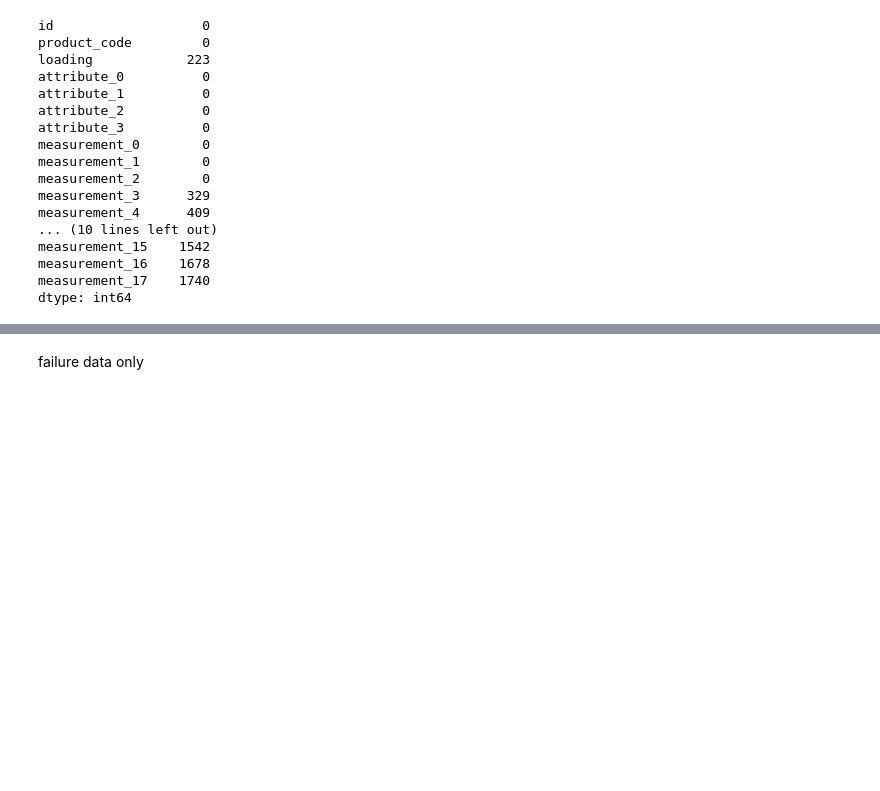
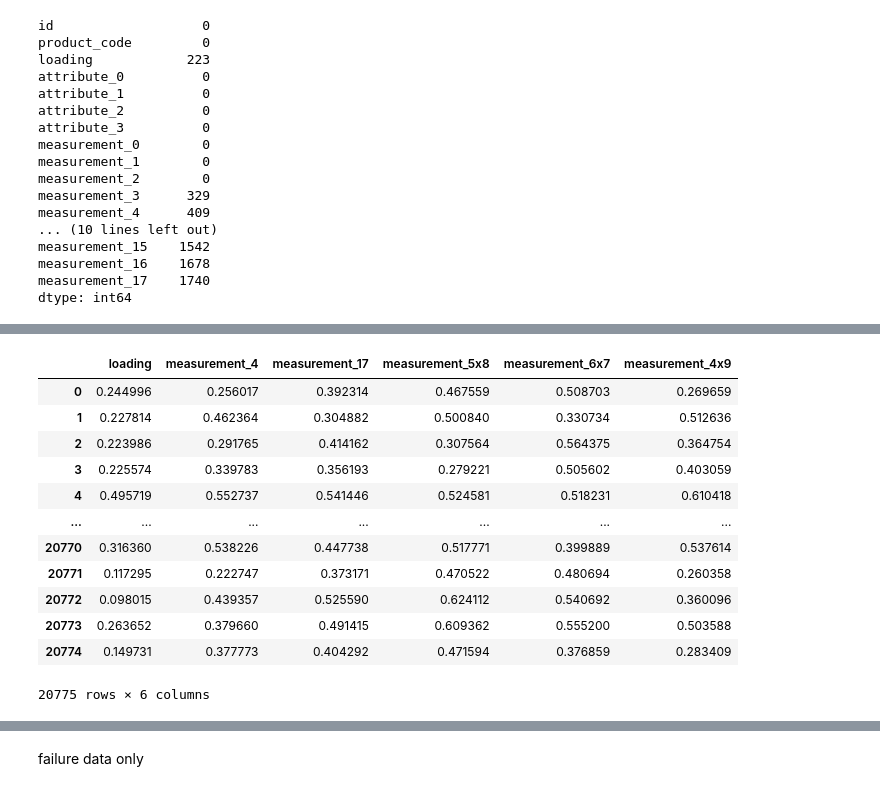
Before and after one commit to indhra/2019, a Jupyter notebook: playgroundseries-aug22.ipynb, the cells around one changed output, grey strips where cells are left out. Drawn from its saved outputs; the diff is of its cells as text; code cells hidden in the pictures; blank space fills up the shorter version.

```diff
--- a/playgroundseries-aug22.ipynb
+++ b/playgroundseries-aug22.ipynb
@@ -1130,34 +1132,51 @@ sub_test_data['measurement_17'] = sub_test_data['measurement_17'].fillna(sub_tes
 sub_test_data['measurement_4'] = sub_test_data['measurement_4'].fillna(sub_test_data['measurement_4'].mean())
 sub_test_data['measurement_8'] = sub_test_data['measurement_8'].fillna(sub_test_data['measurement_8'].mean())
 sub_test_data['measurement_7'] = sub_test_data['measurement_7'].fillna(sub_test_data['measurement_7'].mean())
 sub_test_data['measurement_9'] = sub_test_data['measurement_9'].fillna(sub_test_data['measurement_9'].mean())
 sub_test_data['measurement_5'] = sub_test_data['measurement_5'].fillna(sub_test_data['measurement_5'].mean())
 sub_test_data['measurement_6'] = sub_test_data['measurement_6'].fillna(sub_test_data['measurement_6'].mean())
 
 
 
 sub_test_data['measurement_5x8'] = sub_test_data['measurement_5'] *sub_test_data['measurement_8']
 sub_test_data['measurement_6x7'] = sub_test_data['measurement_6'] *sub_test_data['measurement_7']
 sub_test_data['measurement_4x9'] = sub_test_data['measurement_4'] *sub_test_data['measurement_9']
 
 
 
 kools = ['product_code','attribute_1','attribute_0','attribute_2','attribute_3',]
-test_colums = ['id','loading', 'attribute_1','attribute_0','attribute_2','attribute_3','measurement_4','measurement_17', 'measurement_5x8', 'measurement_6x7', 'measurement_4x9']
+test_colums = ['loading', 'measurement_4','measurement_17', 'measurement_5x8', 'measurement_6x7', 'measurement_4x9']
 
 
+idss = sub_test_data.id.tolist()
 
 sub_test_data = sub_test_data[test_colums]#.ffill()
 
+sub_test_data = pd.DataFrame(inputs_scale.transform(sub_test_data), columns=sub_test_data.columns)
 # sub_test_data['attribute_0'] = attribute_0_en.transform(sub_test_data['attribute_0'])
 # sub_test_data['product_code'] = product_code_en.transform(sub_test_data['product_code'])
 
 # final = dt_model.predict(sub_test_data.values)
 
 
 
 # final = dt_model.predict_proba(sub_test_data.values)
 # final = pd.DataFrame(np.round(final,1))
+sub_test_data
+# %% [output]
+|  | loading | measurement_4 | measurement_17 | measurement_5x8 | measurement_6x7 | measurement_4x9 |
+| 0 | 0.244996 | 0.256017 | 0.392314 | 0.467559 | 0.508703 | 0.269659 |
+| 1 | 0.227814 | 0.462364 | 0.304882 | 0.500840 | 0.330734 | 0.512636 |
+| 2 | 0.223986 | 0.291765 | 0.414162 | 0.307564 | 0.564375 | 0.364754 |
+| 3 | 0.225574 | 0.339783 | 0.356193 | 0.279221 | 0.505602 | 0.403059 |
+| 4 | 0.495719 | 0.552737 | 0.541446 | 0.524581 | 0.518231 | 0.610418 |
+| ... | ... | ... | ... | ... | ... | ... |
+| 20770 | 0.316360 | 0.538226 | 0.447738 | 0.517771 | 0.399889 | 0.537614 |
+| 20771 | 0.117295 | 0.222747 | 0.373171 | 0.470522 | 0.480694 | 0.260358 |
+| 20772 | 0.098015 | 0.439357 | 0.525590 | 0.624112 | 0.540692 | 0.360096 |
+| 20773 | 0.263652 | 0.379660 | 0.491415 | 0.609362 | 0.555200 | 0.503588 |
+| 20774 | 0.149731 | 0.377773 | 0.404292 | 0.471594 | 0.376859 | 0.283409 |
+20775 rows × 6 columns
 # %%
 # uniq_tests = sub_test_data.product_code.unique()
 
```
Also changed, not shown: parts of 10 cells of this notebook.
